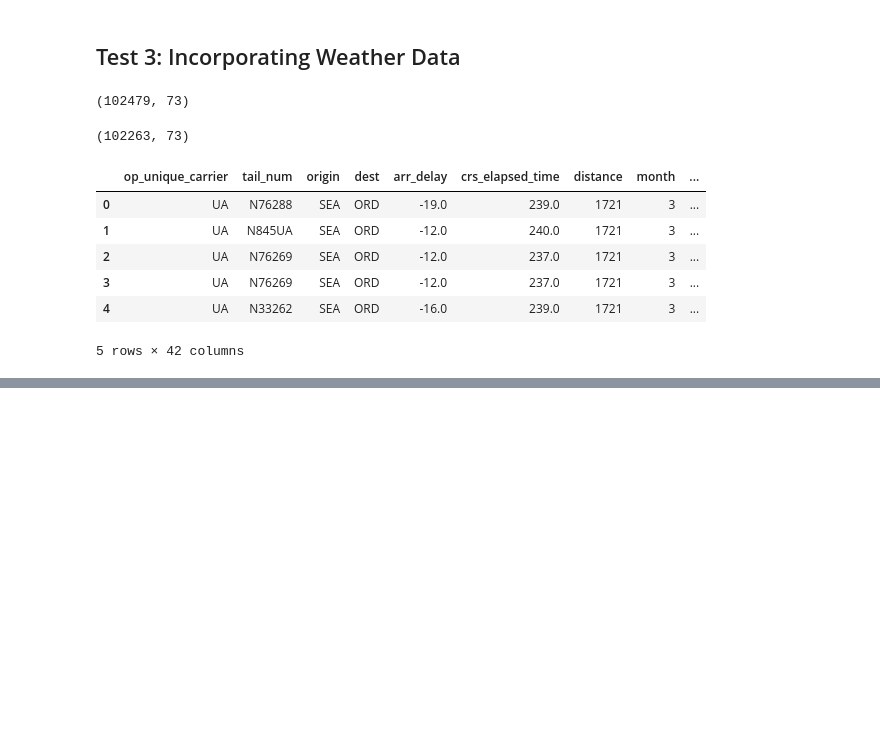
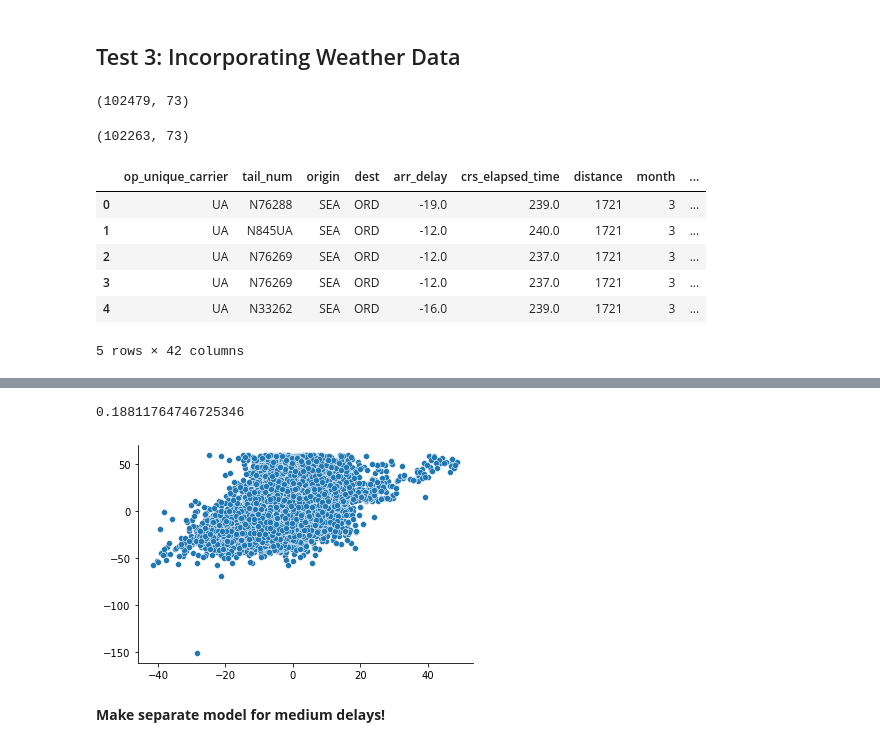
Before and after one commit to michaelhalim168/flight-delay-prediction, a Jupyter notebook: notebooks/regression-model-testing.ipynb, the cells around one changed output, grey strips where cells are left out. Drawn from its saved outputs; the diff is of its cells as text; code cells hidden in the pictures; blank space fills up the shorter version.

```diff
--- a/notebooks/regression-model-testing.ipynb
+++ b/notebooks/regression-model-testing.ipynb
@@ -352,0 +474,19 @@ plt.show()
+# %%
+X_train, X_test, y_train, y_test = train_test_split(X_nonext_transformed, y_nonext_transformed, train_size=0.75)
+# %%
+gbr = GradientBoostingRegressor()
+# %%
+gbr.fit(X_train, y_train)
+gbr.score(X_test, y_test)
+# %% [output]
+0.18811764746725346
+# %%
+y_pred_nonext = gbr.predict(X_test)
+# %%
+sns.scatterplot(x=y_pred_nonext, y=y_test.reshape(1,-1)[0])
+sns.despine()
+plt.show()
+# %% [output]
+[figure, added]
+# %% [markdown]
+<b> Make separate model for medium delays! </b>
```
Also changed, not shown: parts of 58 cells of this notebook, 2 other files.
